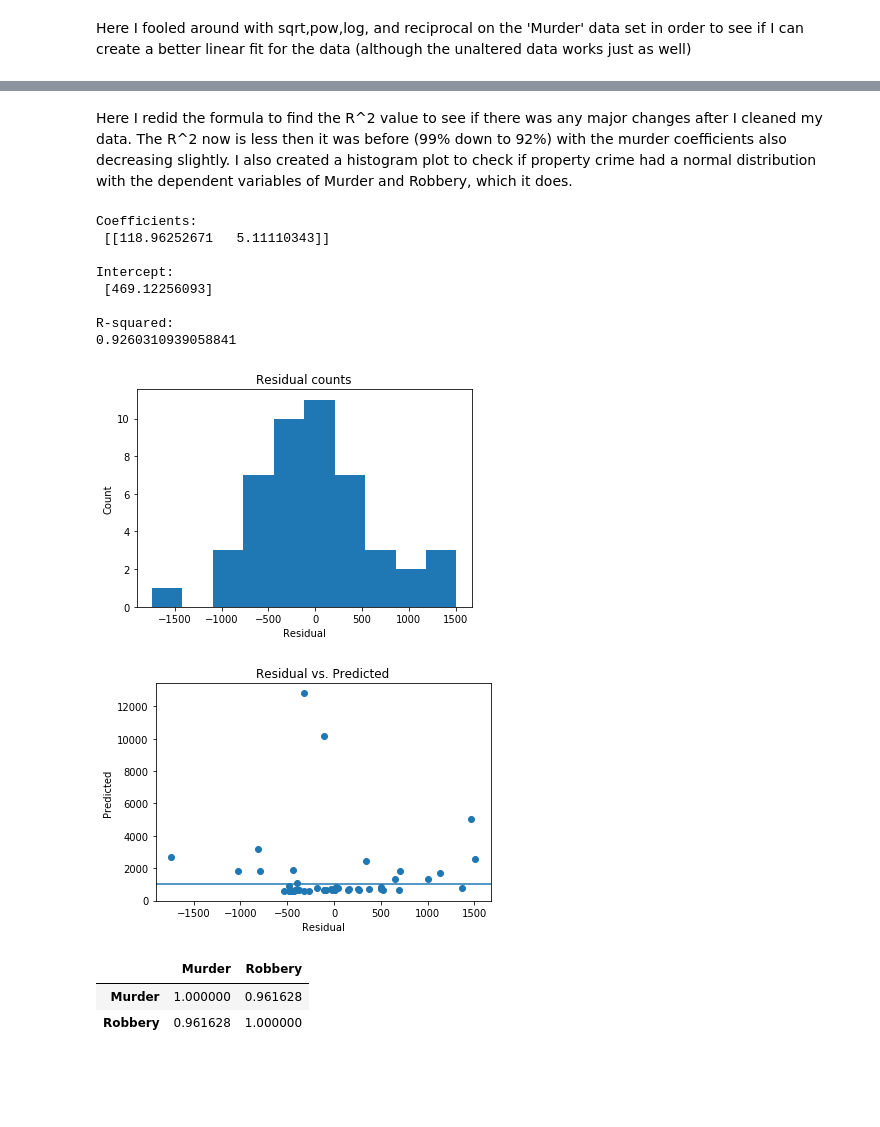
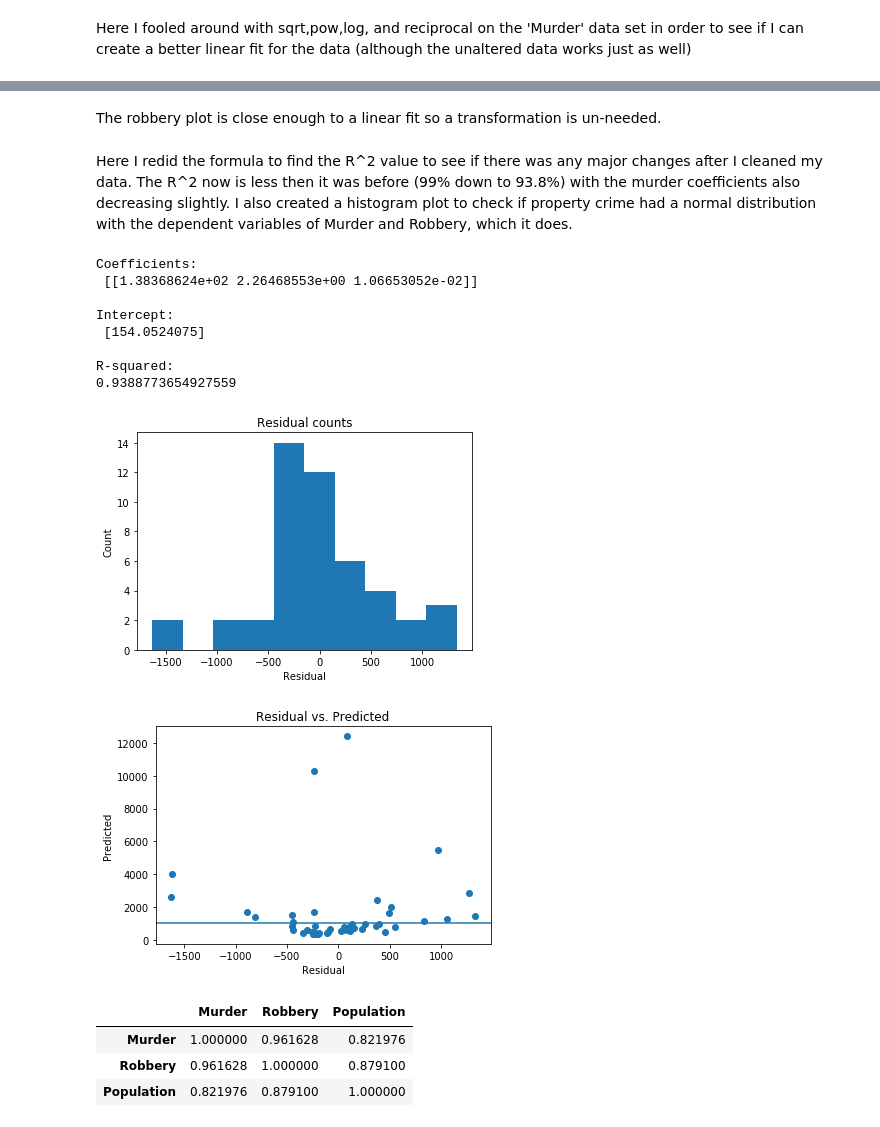
Before and after one commit to firfe/DataScience, a Jupyter notebook: Unit 2 Supervised Learning/Multi Variable Regression Part 1.ipynb, the cells around one changed output, grey strips where cells are left out. Saved outputs shown, nothing was run; the diff lists cells and outputs as text; code cells hidden in the pictures; blank space fills up the shorter version.

Commit message:
Multi Variable Regression
work in progress

```diff
--- a/Unit 2 Supervised Learning/Multi Variable Regression Part 1.ipynb
+++ b/Unit 2 Supervised Learning/Multi Variable Regression Part 1.ipynb
@@ -161,40 +181,40 @@ plt.scatter(psqrt_feature, pow_feature)
+# %% [markdown]
+The robbery plot is close enough to a linear fit so a transformation is un-needed.
 # %% [markdown]
-Here I redid the formula to find the R^2 value to see if there was any major changes after I cleaned my data. The R^2 now is less then it was before (99% down to 92%) with the murder coefficients also decreasing slightly. I also created a histogram plot to check if property crime had a normal distribution with the dependent variables of Murder and Robbery, which it does.
+Here I redid the formula to find the R^2 value to see if there was any major changes after I cleaned my data. The R^2 now is less then it was before (99% down to 93.8%) with the murder coefficients also decreasing slightly. I also created a histogram plot to check if property crime had a normal distribution with the dependent variables of Murder and Robbery, which it does.
 # %%
 newregr = linear_model.LinearRegression()
 newY = newdata['Property Crime'].values.reshape(-1, 1)
-newX = newdata[['Murder','Robbery']]
-#newY = np.asarray(ppow_feature).reshape(-1, 1)
-#newX = newdata[['Murder','Robbery']]
+newX = newdata[['Murder','Robbery', 'Population']]
 newregr.fit(newX, newY)
 
 print('\nCoefficients: \n', newregr.coef_)
 print('\nIntercept: \n', newregr.intercept_)
 print('\nR-squared:')
 print(newregr.score(newX, newY))
 
 # Extract predicted values.
 predicted = newregr.predict(newX).ravel()
 actual = newdata['Property Crime']
 
 # Calculate the error, also called the residual.
 residual = actual - predicted
 
 plt.hist(residual)
 plt.title('Residual counts')
 plt.xlabel('Residual')
 plt.ylabel('Count')
 plt.show()
 # %% [output]
 Coefficients:
- [[118.96252671   5.11110343]]
+ [[1.38368624e+02 2.26468553e+00 1.06653052e-02]]
 
 Intercept:
- [469.12256093]
+ [154.0524075]
 
 R-squared:
-0.9260310939058841
+0.9388773654927559
-[figure, old version]
+[figure, new version]
 # %%
 plt.scatter(residual, predicted)
 plt.xlabel('Residual')
@@ -203,11 +223,12 @@ plt.axhline(y=1000)
 plt.title('Residual vs. Predicted')
 plt.show()
 # %% [output]
-[figure, old version]
+[figure, new version]
 # %%
 correlation_matrix = newX.corr()
 display(correlation_matrix)
 # %% [output]
-|  | Murder | Robbery |
-| Murder | 1.000000 | 0.961628 |
-| Robbery | 0.961628 | 1.000000 |
+|  | Murder | Robbery | Population |
+| Murder | 1.000000 | 0.961628 | 0.821976 |
+| Robbery | 0.961628 | 1.000000 | 0.879100 |
+| Population | 0.821976 | 0.879100 | 1.000000 |
```
Also changed, not shown: parts of 12 cells of this notebook, 4 other files.
